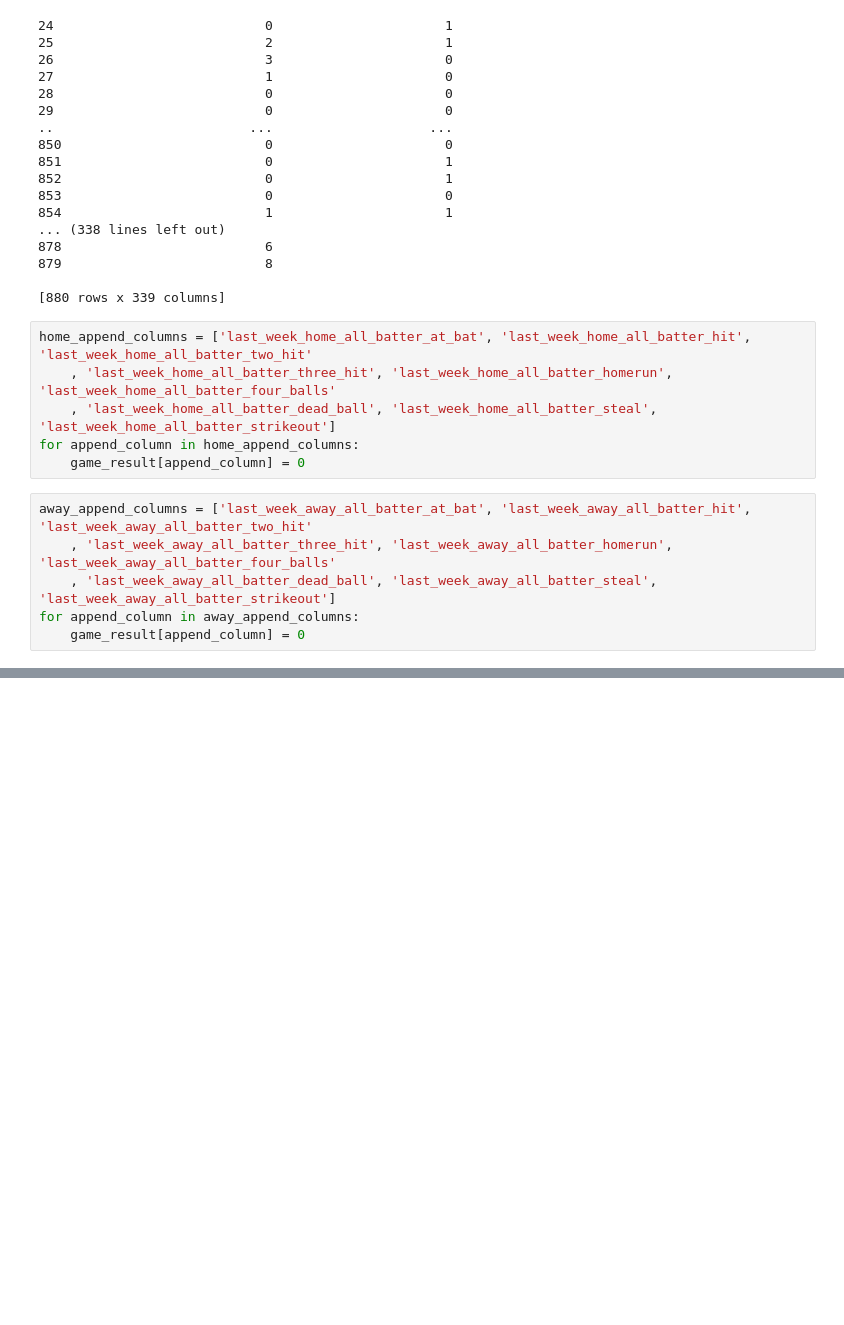
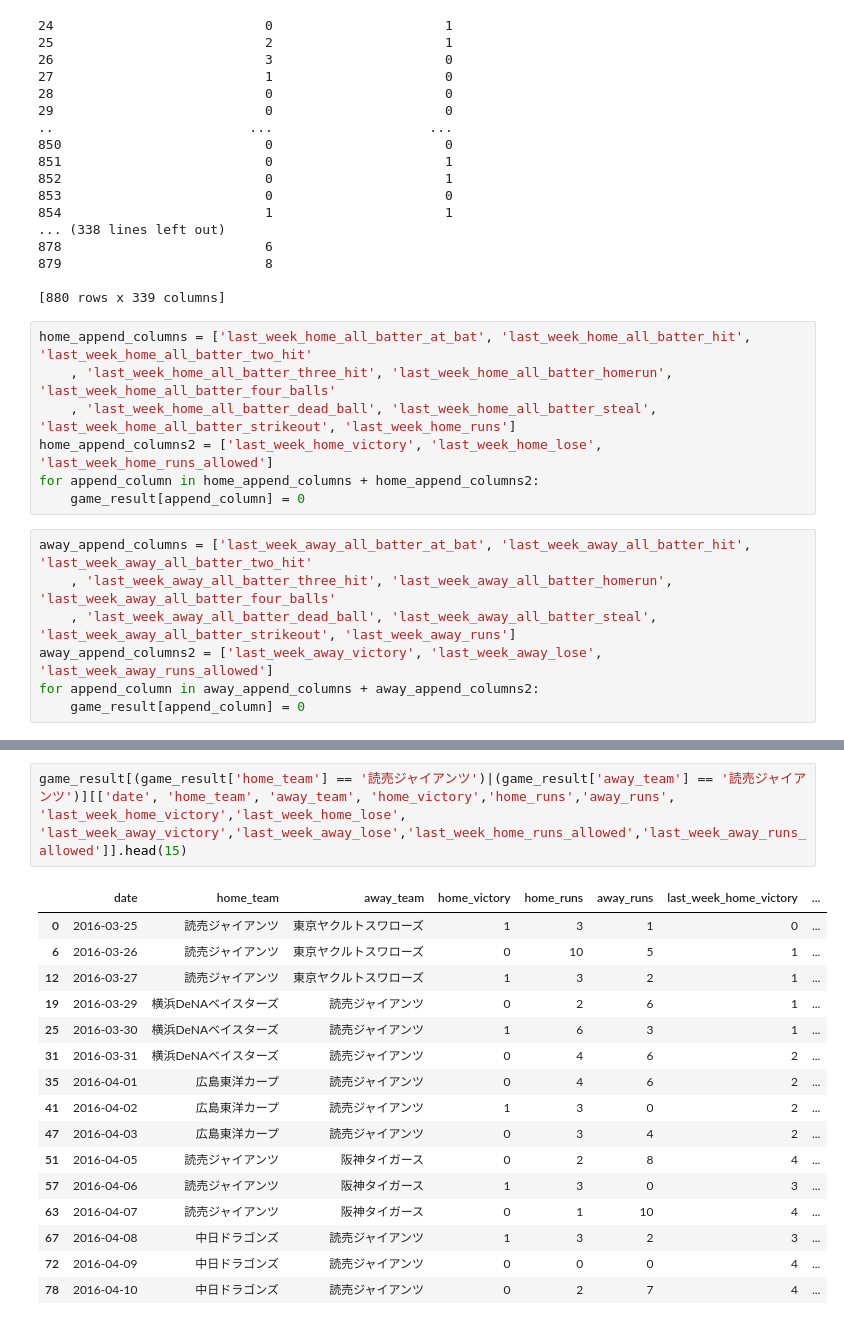
Before and after one commit to tubotu/baseball_predict, a Jupyter notebook: Untitled.ipynb, the cells around one changed output, grey strips where cells are left out. Drawn from its saved outputs; the diff is of its cells as text; blank space fills up the shorter version.

```diff
--- a/Untitled.ipynb
+++ b/Untitled.ipynb
@@ -152,14 +154,16 @@ print(game_result)
 # %%
 home_append_columns = ['last_week_home_all_batter_at_bat', 'last_week_home_all_batter_hit', 'last_week_home_all_batter_two_hit'
     , 'last_week_home_all_batter_three_hit', 'last_week_home_all_batter_homerun', 'last_week_home_all_batter_four_balls'
-    , 'last_week_home_all_batter_dead_ball', 'last_week_home_all_batter_steal', 'last_week_home_all_batter_strikeout']
-for append_column in home_append_columns:
+    , 'last_week_home_all_batter_dead_ball', 'last_week_home_all_batter_steal', 'last_week_home_all_batter_strikeout', 'last_week_home_runs']
+home_append_columns2 = ['last_week_home_victory', 'last_week_home_lose', 'last_week_home_runs_allowed']
+for append_column in home_append_columns + home_append_columns2:
     game_result[append_column] = 0
 # %%
 away_append_columns = ['last_week_away_all_batter_at_bat', 'last_week_away_all_batter_hit', 'last_week_away_all_batter_two_hit'
     , 'last_week_away_all_batter_three_hit', 'last_week_away_all_batter_homerun', 'last_week_away_all_batter_four_balls'
-    , 'last_week_away_all_batter_dead_ball', 'last_week_away_all_batter_steal', 'last_week_away_all_batter_strikeout']
-for append_column in away_append_columns:
+    , 'last_week_away_all_batter_dead_ball', 'last_week_away_all_batter_steal', 'last_week_away_all_batter_strikeout', 'last_week_away_runs']
+away_append_columns2 = ['last_week_away_victory', 'last_week_away_lose', 'last_week_away_runs_allowed']
+for append_column in away_append_columns + away_append_columns2:
     game_result[append_column] = 0
 # %%
 import datetime
@@ -210,3 +232,22 @@ game_result[(game_result['home_team'] == '読売ジャイアンツ')|(game_resul
 | 67 | 2016-04-08 | 中日ドラゴンズ | 読売ジャイアンツ | 1 | 0 | 5 | ... |
 | 72 | 2016-04-09 | 中日ドラゴンズ | 読売ジャイアンツ | 5 | 7 | 6 | ... |
 | 78 | 2016-04-10 | 中日ドラゴンズ | 読売ジャイアンツ | 7 | 4 | 9 | ... |
+# %%
+game_result[(game_result['home_team'] == '読売ジャイアンツ')|(game_result['away_team'] == '読売ジャイアンツ')][['date', 'home_team', 'away_team', 'home_victory','home_runs','away_runs', 'last_week_home_victory','last_week_home_lose', 'last_week_away_victory','last_week_away_lose','last_week_home_runs_allowed','last_week_away_runs_allowed']].head(15)
+# %% [output]
+|  | date | home_team | away_team | home_victory | home_runs | away_runs | last_week_home_victory | ... |
+| 0 | 2016-03-25 | 読売ジャイアンツ | 東京ヤクルトスワローズ | 1 | 3 | 1 | 0 | ... |
+| 6 | 2016-03-26 | 読売ジャイアンツ | 東京ヤクルトスワローズ | 0 | 10 | 5 | 1 | ... |
+| 12 | 2016-03-27 | 読売ジャイアンツ | 東京ヤクルトスワローズ | 1 | 3 | 2 | 1 | ... |
+| 19 | 2016-03-29 | 横浜DeNAベイスターズ | 読売ジャイアンツ | 0 | 2 | 6 | 1 | ... |
+| 25 | 2016-03-30 | 横浜DeNAベイスターズ | 読売ジャイアンツ | 1 | 6 | 3 | 1 | ... |
+| 31 | 2016-03-31 | 横浜DeNAベイスターズ | 読売ジャイアンツ | 0 | 4 | 6 | 2 | ... |
+| 35 | 2016-04-01 | 広島東洋カープ | 読売ジャイアンツ | 0 | 4 | 6 | 2 | ... |
+| 41 | 2016-04-02 | 広島東洋カープ | 読売ジャイアンツ | 1 | 3 | 0 | 2 | ... |
+| 47 | 2016-04-03 | 広島東洋カープ | 読売ジャイアンツ | 0 | 3 | 4 | 2 | ... |
+| 51 | 2016-04-05 | 読売ジャイアンツ | 阪神タイガース | 0 | 2 | 8 | 4 | ... |
+| 57 | 2016-04-06 | 読売ジャイアンツ | 阪神タイガース | 1 | 3 | 0 | 3 | ... |
+| 63 | 2016-04-07 | 読売ジャイアンツ | 阪神タイガース | 0 | 1 | 10 | 4 | ... |
+| 67 | 2016-04-08 | 中日ドラゴンズ | 読売ジャイアンツ | 1 | 3 | 2 | 3 | ... |
+| 72 | 2016-04-09 | 中日ドラゴンズ | 読売ジャイアンツ | 0 | 0 | 0 | 4 | ... |
+| 78 | 2016-04-10 | 中日ドラゴンズ | 読売ジャイアンツ | 0 | 2 | 7 | 4 | ... |
```
Also changed, not shown: parts of 4 cells of this notebook, 2 other files.
